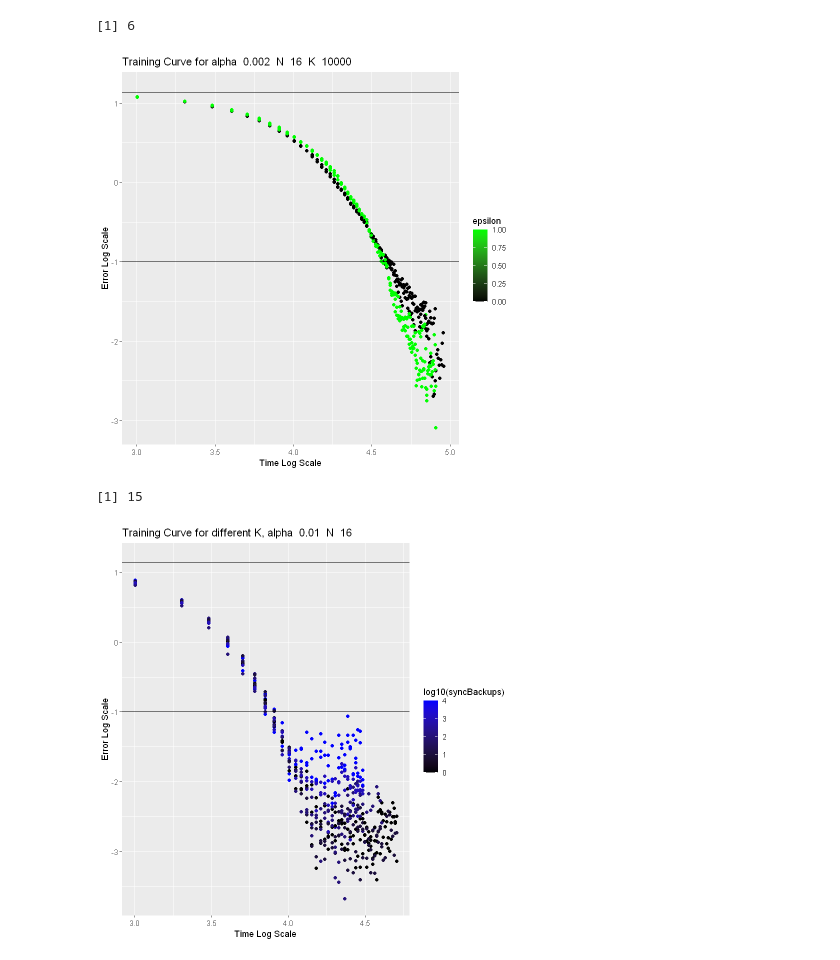
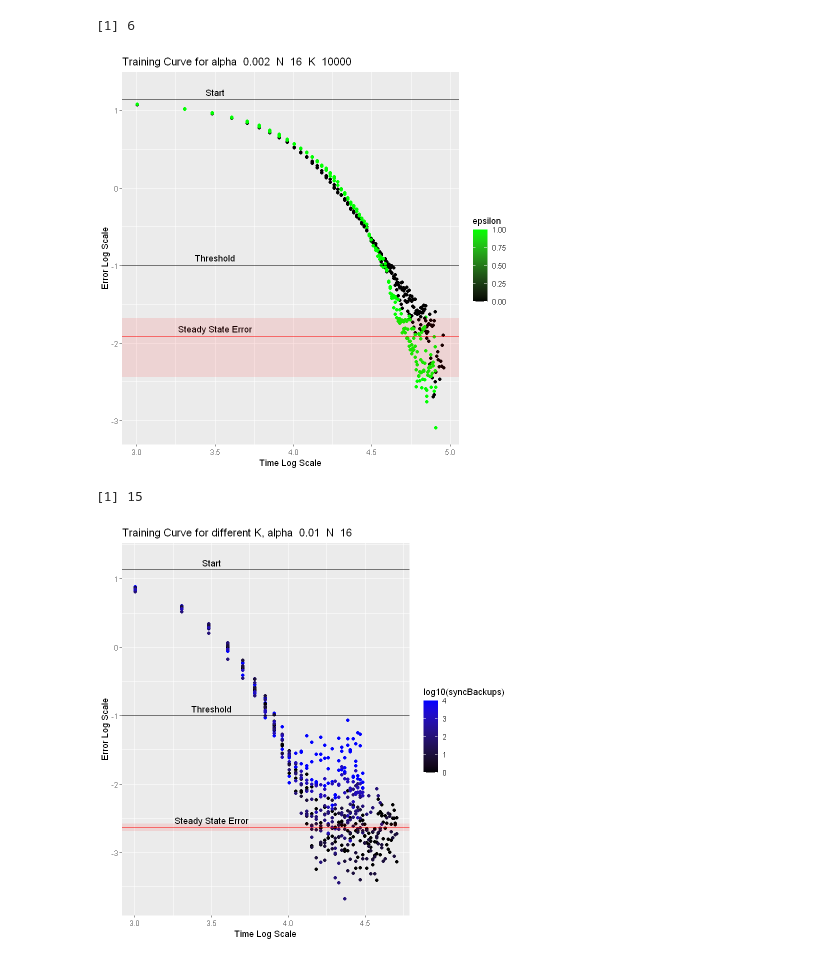
Before and after one commit to MichaelEinhorn/FederatedRL, a Jupyter notebook: trajectoriesR.ipynb, the cells around one changed output. Saved outputs shown, nothing was run; the diff lists cells and outputs as text; code cells hidden in the pictures.

```diff
--- a/trajectoriesR.ipynb
+++ b/trajectoriesR.ipynb
@@ -92,15 +138,28 @@ data <- dataFull[dataFull$alpha == a & (dataFull$syncBackups == 1 | dataFull$syn
 nrow(data[data$epsToBackup == 1010,])
 sqDiff = data$diffs ** 2
 
+avgDiffs = c()
+for (trial in unique(data$trial)){
+    for (eps in unique(data$epsilon)){
+        temp <- data[data$trial == trial & data$epsilon == eps,]
+        tempTime <- max(temp$epsToBackup)
+        temp <- temp[temp$epsToBackup > tempTime - 10 * 1010,]
+        diff <- mean(temp$diffs ** 2)
+        avgDiffs = append(avgDiffs, diff)
+    }
+}
+
 time <- data$epsToBackup
 p <- ggplot(data, aes(x=log10(time), y=log10(sqDiff)))
 p <- p + ggtitle(title)
 p <- p + geom_point(aes(colour = epsilon))
 p <- p + xlab("Time Log Scale") + ylab("Error Log Scale")
 p <- p + scale_color_gradientn(colors = c("black", "green"))
-p <- p + ylim(NA, log10(15)) # needed to keep top line not grayed out
-p <- p + geom_hline(yintercept=log10(0.1), color="black")
-p <- p + geom_hline(yintercept=log10(13.731440581206959), color="black") # starting distance squared
+p <- p + ylim(NA, log10(15) + 0.1) # needed to keep top line not grayed out
+p <- p + geom_hline(yintercept=log10(0.1)) + annotate(geom="text", x=3.5, y=log10(0.1) + 0.1, label="Threshold")
+p <- p + geom_hline(yintercept=log10(13.731440581206959)) + annotate(geom="text", x=3.5, y=log10(13.731440581206959) + 0.1, label="Start")
+p <- p + geom_hline(yintercept=log10(mean(avgDiffs)), color="red") + annotate(geom="text", x=3.5, y=log10(mean(avgDiffs)) + 0.1, label="Steady State Error")
+p <- p + geom_rect(data=data[1,], inherit.aes=FALSE, xmin=0, xmax=Inf, ymin=log10(mean(avgDiffs) - sd(avgDiffs)), ymax=log10(mean(avgDiffs) + sd(avgDiffs)), fill="red", alpha=0.1) # steady state error sd
 p
 # %% [output]
 [1] 6
@@ -108,26 +167,39 @@ p
 # %%
 a = 0.002
 N = 16
 K = 10000
 # a = a * N
 title <- paste("Training Curve for alpha ", a, " N ", N, " K ", K)
 data <- dataFull[dataFull$alpha == a & (dataFull$syncBackups == K | dataFull$syncBackups == -1) & dataFull$fedP == N,]
 nrow(data[data$epsToBackup == 1010,])
 sqDiff = data$diffs ** 2
 
+avgDiffs = c()
+for (trial in unique(data$trial)){
+    for (eps in unique(data$epsilon)){
+        temp <- data[data$trial == trial & data$epsilon == eps,]
+        tempTime <- max(temp$epsToBackup)
+        temp <- temp[temp$epsToBackup > tempTime - 10 * 1010,]
+        diff <- mean(temp$diffs ** 2)
+        avgDiffs = append(avgDiffs, diff)
+    }
+}
+
 time <- data$epsToBackup
 p <- ggplot(data, aes(x=log10(time), y=log10(sqDiff)))
 p <- p + ggtitle(title)
 p <- p + geom_point(aes(colour = epsilon))
 p <- p + xlab("Time Log Scale") + ylab("Error Log Scale")
 p <- p + scale_color_gradientn(colors = c("black", "green"))
-p <- p + ylim(NA, log10(15)) # needed to keep top line not grayed out
-p <- p + geom_hline(yintercept=log10(0.1))
-p <- p + geom_hline(yintercept=log10(13.731440581206959)) # starting distance squared
+p <- p + ylim(NA, log10(15) + 0.1) # needed to keep top line not grayed out
+p <- p + geom_hline(yintercept=log10(0.1)) + annotate(geom="text", x=3.5, y=log10(0.1) + 0.1, label="Threshold")
+p <- p + geom_hline(yintercept=log10(13.731440581206959)) + annotate(geom="text", x=3.5, y=log10(13.731440581206959) + 0.1, label="Start")
+p <- p + geom_hline(yintercept=log10(mean(avgDiffs)), color="red") + annotate(geom="text", x=3.5, y=log10(mean(avgDiffs)) + 0.1, label="Steady State Error")
+p <- p + geom_rect(data=data[1,], inherit.aes=FALSE, xmin=0, xmax=Inf, ymin=log10(mean(avgDiffs) - sd(avgDiffs)), ymax=log10(mean(avgDiffs) + sd(avgDiffs)), fill="red", alpha=0.1) # steady state error sd
 p
 # %% [output]
 [1] 6
-[figure, old version]
+[figure, new version]
 # %%
 a = 0.01
 N = 16
@@ -138,19 +210,32 @@ data$syncBackups[data$syncBackups == -1] <- 1
 nrow(data[data$epsToBackup == 1010,])
 sqDiff = data$diffs ** 2
 
+avgDiffs = c()
+for (trial in unique(data$trial)){
+    for (eps in unique(data$epsilon)){
+        temp <- data[data$trial == trial & data$epsilon == eps,]
+        tempTime <- max(temp$epsToBackup)
+        temp <- temp[temp$epsToBackup > tempTime - 10 * 1010,]
+        diff <- mean(temp$diffs ** 2)
+        avgDiffs = append(avgDiffs, diff)
+    }
+}
+
 time <- data$epsToBackup
 p <- ggplot(data, aes(x=log10(time), y=log10(sqDiff)))
 p <- p + ggtitle(title)
 p <- p + geom_point(aes(colour = log10(syncBackups)))
 p <- p + xlab("Time Log Scale") + ylab("Error Log Scale")
 p <- p + scale_color_gradientn(colors = c("black", "blue"))
-p <- p + ylim(NA, log10(15)) # needed to keep top line not grayed out
-p <- p + geom_hline(yintercept=log10(0.1))
-p <- p + geom_hline(yintercept=log10(13.731440581206959)) # starting distance squared
+p <- p + ylim(NA, log10(15) + 0.1) # needed to keep top line not grayed out
+p <- p + geom_hline(yintercept=log10(0.1)) + annotate(geom="text", x=3.5, y=log10(0.1) + 0.1, label="Threshold")
+p <- p + geom_hline(yintercept=log10(13.731440581206959)) + annotate(geom="text", x=3.5, y=log10(13.731440581206959) + 0.1, label="Start")
+p <- p + geom_hline(yintercept=log10(mean(avgDiffs)), color="red") + annotate(geom="text", x=3.5, y=log10(mean(avgDiffs)) + 0.1, label="Steady State Error")
+p <- p + geom_rect(data=data[1,], inherit.aes=FALSE, xmin=0, xmax=Inf, ymin=log10(mean(avgDiffs) - sd(avgDiffs)), ymax=log10(mean(avgDiffs) + sd(avgDiffs)), fill="red", alpha=0.1) # steady state error sd
 p
 # %% [output]
 [1] 15
-[figure, old version]
+[figure, new version]
 # %%
 as = list(0.001, 0.002, 0.005, 0.01, 0.02, 0.05, 0.1, 1)
 Ns = list(1, 2, 4, 8, 16)
```
Also changed, not shown: parts of 6 cells of this notebook.
